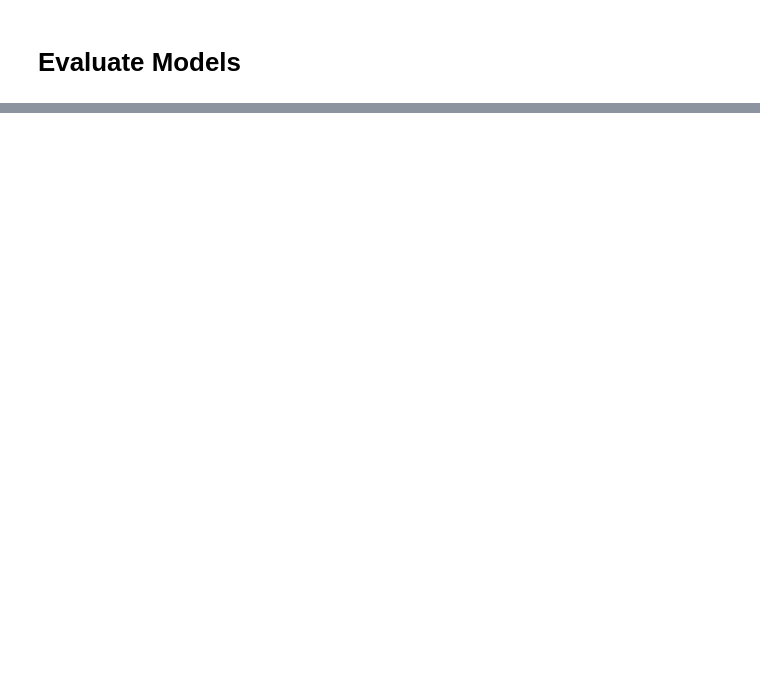
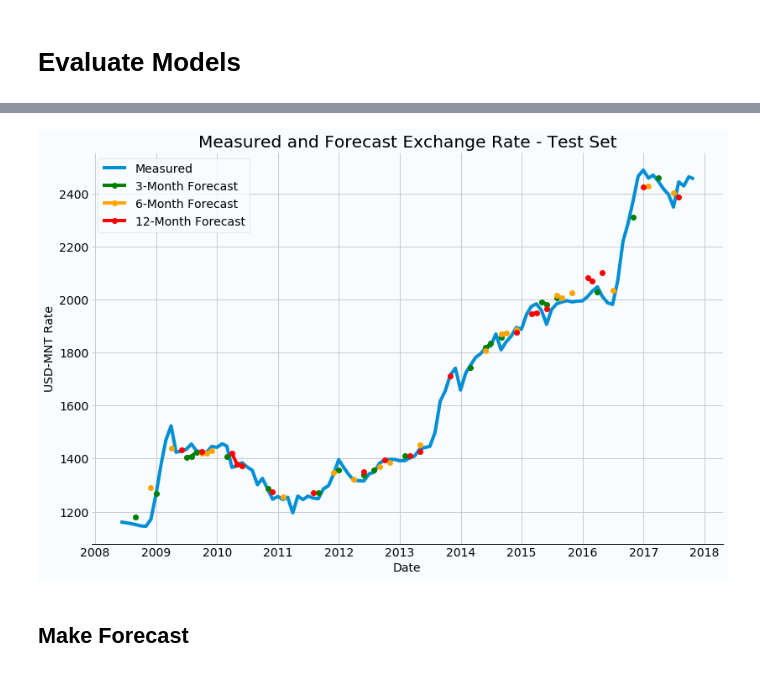
Before and after one commit to ugysteel/Mongolian-Data-Stories, a Jupyter notebook: MNT Exchange Rate Forecast/Part 2 - Machine Learning Model/USD-MNT Machine Learning - EDA and Models.ipynb, the cells around one changed output, grey strips where cells are left out. Cells and saved outputs as stored; diff of their text form; code cells hidden in the pictures; blank space fills up the shorter version.

```diff
--- a/MNT Exchange Rate Forecast/Part 2 - Machine Learning Model/USD-MNT Machine Learning - EDA and Models.ipynb
+++ b/MNT Exchange Rate Forecast/Part 2 - Machine Learning Model/USD-MNT Machine Learning - EDA and Models.ipynb
@@ -417,0 +531,9 @@ print("Extra Trees RMSE: %.2f"
+# %%
+test = pd.DataFrame(X_test.index)
+test['Date'] = pd.to_datetime(test.Date)
+# %%
+test['y3'] = extratree_pred[:,0]
+test['y6'] = extratree_pred[:,1]
+test['y12'] = extratree_pred[:,2]
+# %%
+usd = usd.merge(test, how='left', on='Date')
@@ -417,0 +557,4 @@ print("Extra Trees RMSE: %.2f"
+# %%
+usd['y3'] = usd['y3'].shift(3)
+usd['y6'] = usd['y6'].shift(6)
+usd['y12'] = usd['y12'].shift(12)
@@ -417,0 +575,15 @@ print("Extra Trees RMSE: %.2f"
+# %%
+fig, ax = plt.subplots()
+ax.plot(usd['Date'], usd['USD'])
+ax.plot(usd['Date'], usd['y3'], color='green',marker='o')
+ax.plot(usd['Date'], usd['y6'], color='orange',marker='o')
+ax.plot(usd['Date'], usd['y12'], color='red',marker='o')
+ax.set_xlabel('Date')
+ax.set_ylabel('USD-MNT Rate')
+ax.set_title("Measured and Forecast Exchange Rate - Test Set")
+ax.legend(labels=['Measured', '3-Month Forecast', '6-Month Forecast', '12-Month Forecast'])
+plt.savefig('Output/Measured-Forecast.png', dpi=300)
+# %% [output]
+[figure, added]
+# %% [markdown]
+## Make Forecast
```
Also changed, not shown: parts of 63 cells of this notebook.
